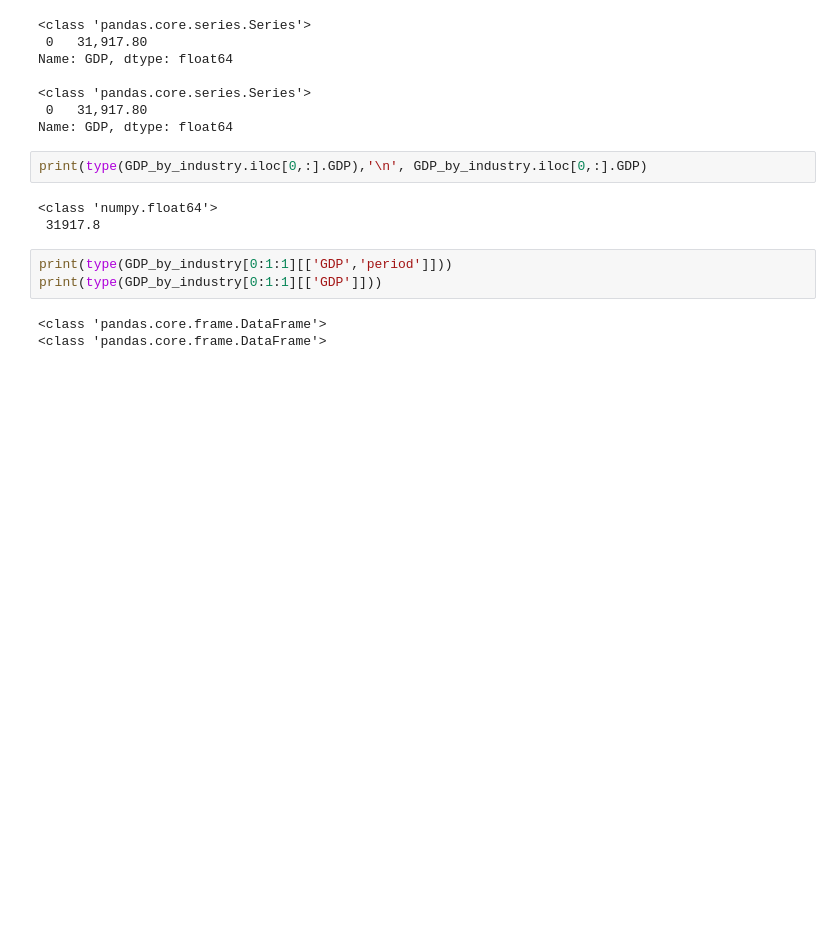
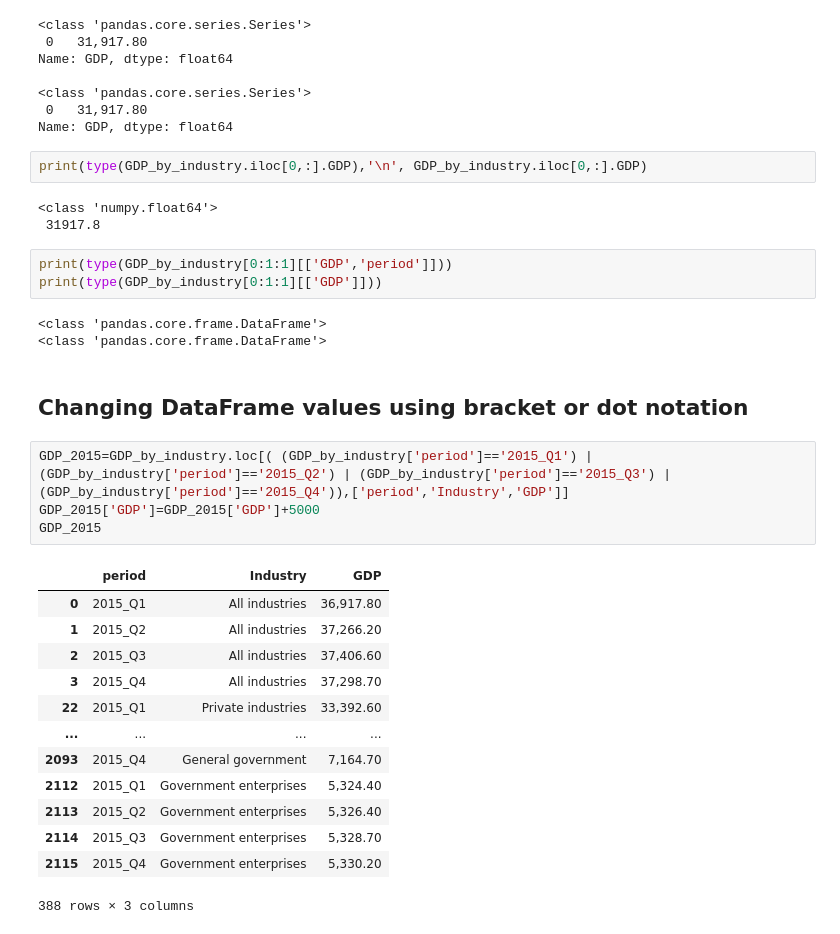
Before and after one commit to mlhudson1/CIDM4310-70_Pandas, a Jupyter notebook: Chapter5.ipynb, the cells around one changed output. Drawn from its saved outputs; the diff is of its cells as text; blank space fills up the shorter version.

Commit message:
Ch.5 - Changing DataFrame values using bracket or dot notation

```diff
--- a/Chapter5.ipynb
+++ b/Chapter5.ipynb
@@ -645,3 +645,23 @@ print(type(GDP_by_industry[0:1:1][['GDP']]))
 # %% [output]
 <class 'pandas.core.frame.DataFrame'>
 <class 'pandas.core.frame.DataFrame'>
+# %% [markdown]
+## Changing DataFrame values using bracket or dot notation
+# %%
+GDP_2015=GDP_by_industry.loc[( (GDP_by_industry['period']=='2015_Q1') | (GDP_by_industry['period']=='2015_Q2') | (GDP_by_industry['period']=='2015_Q3') | (GDP_by_industry['period']=='2015_Q4')),['period','Industry','GDP']]
+GDP_2015['GDP']=GDP_2015['GDP']+5000
+GDP_2015
+# %% [output]
+|  | period | Industry | GDP |
+| 0 | 2015_Q1 | All industries | 36,917.80 |
+| 1 | 2015_Q2 | All industries | 37,266.20 |
+| 2 | 2015_Q3 | All industries | 37,406.60 |
+| 3 | 2015_Q4 | All industries | 37,298.70 |
+| 22 | 2015_Q1 | Private industries | 33,392.60 |
+| ... | ... | ... | ... |
+| 2093 | 2015_Q4 | General government | 7,164.70 |
+| 2112 | 2015_Q1 | Government enterprises | 5,324.40 |
+| 2113 | 2015_Q2 | Government enterprises | 5,326.40 |
+| 2114 | 2015_Q3 | Government enterprises | 5,328.70 |
+| 2115 | 2015_Q4 | Government enterprises | 5,330.20 |
+388 rows × 3 columns
```
Also changed, not shown: parts of 3 cells of this notebook.
